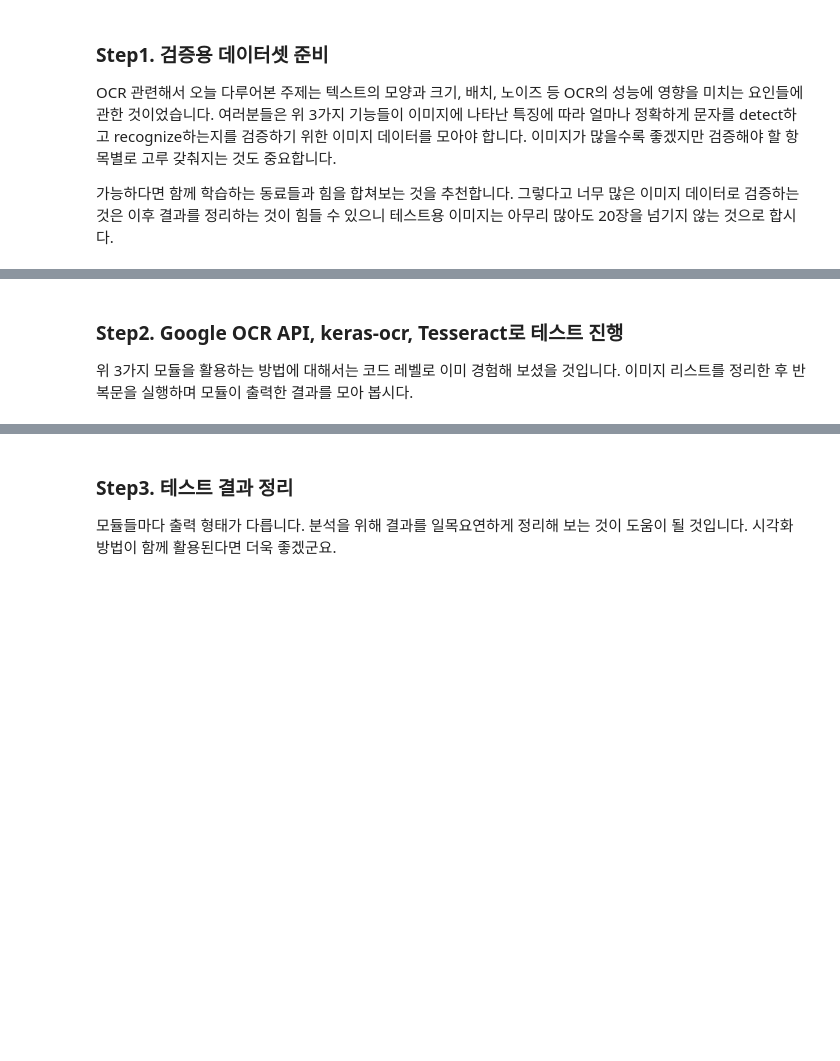
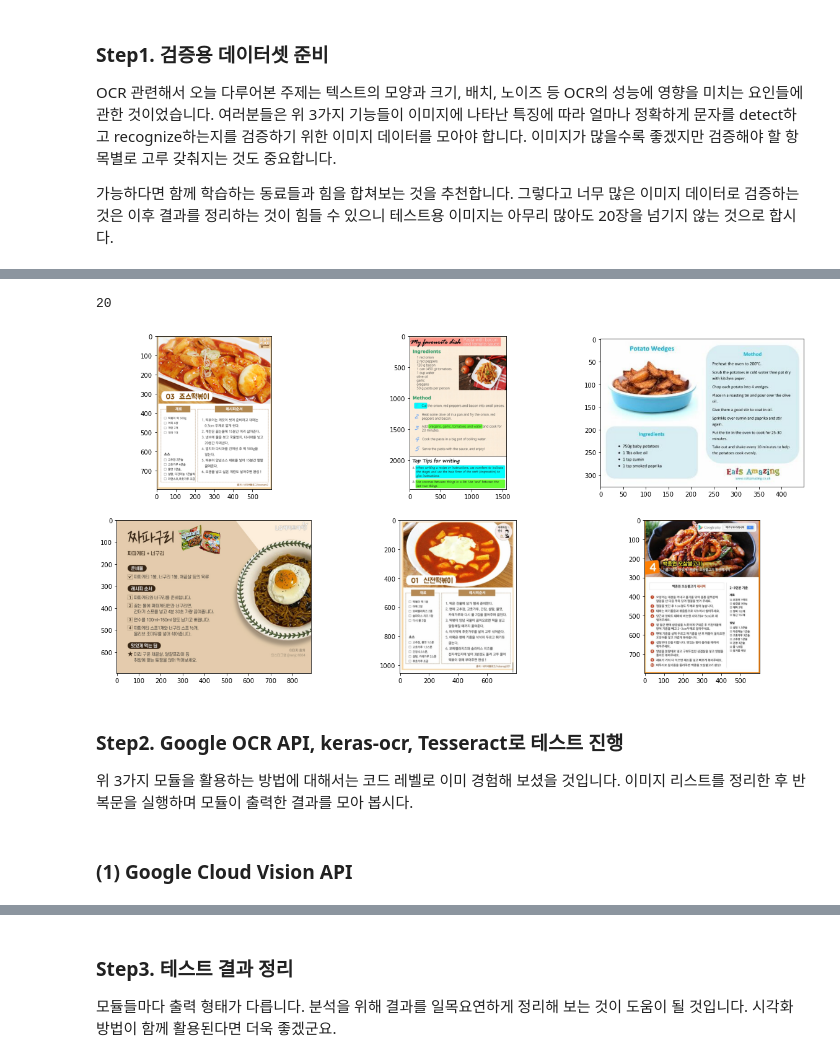
Before and after one commit to YesicaKim/E17_OCR_Reader, a Jupyter notebook: E17_OCR_Reader.ipynb, the cells around one changed output, grey strips where cells are left out. Saved outputs shown, nothing was run; the diff lists cells and outputs as text; code cells hidden in the pictures; blank space fills up the shorter version.

```diff
--- a/E17_OCR_Reader.ipynb
+++ b/E17_OCR_Reader.ipynb
@@ -14,0 +28,3 @@ OCR 관련해서 오늘 다루어본 주제는 텍스트의 모양과 크기,
+# %%
+tar_path = os.path.join(os.getenv("HOME"), 'aiffel', 'ocr_python', 'image')
+tar_path
@@ -14,0 +33,3 @@ OCR 관련해서 오늘 다루어본 주제는 텍스트의 모양과 크기,
+# %%
+img_paths = glob(tar_path+'/*')
+img_paths
@@ -15,3 +57,20 @@ OCR 관련해서 오늘 다루어본 주제는 텍스트의 모양과 크기,
+# %%
+# 데이터 경로 저장
+print(len(img_paths[:]))
+img_paths = img_paths[:]
+# %% [output]
+20
+# %%
+plt.figure(figsize=(20, 10))
+for i in range(6):
+    plt.subplot(2, 3, i+1)
+    pil_img = Image.open(img_paths[np.random.randint(len(img_paths))])
+    plt.imshow(pil_img)
+plt.show()
+# %% [output]
+[figure, added]
 # %% [markdown]
 ### Step2. Google OCR API, keras-ocr, Tesseract로 테스트 진행
 위 3가지 모듈을 활용하는 방법에 대해서는 코드 레벨로 이미 경험해 보셨을 것입니다. 이미지 리스트를 정리한 후 반복문을 실행하며 모듈이 출력한 결과를 모아 봅시다.
+# %% [markdown]
+### (1) Google Cloud Vision API
```
Also changed, not shown: parts of 24 cells of this notebook.
